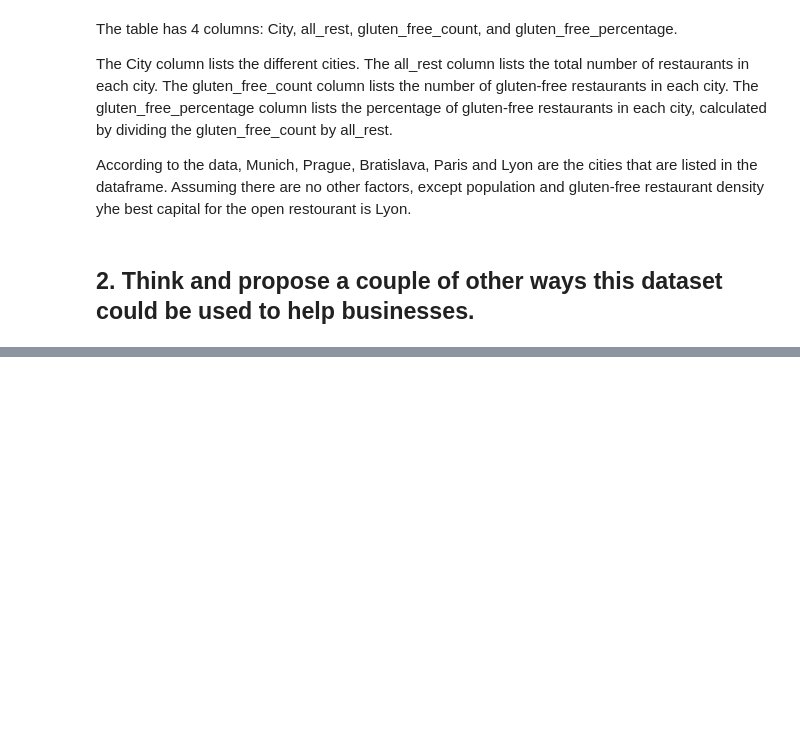
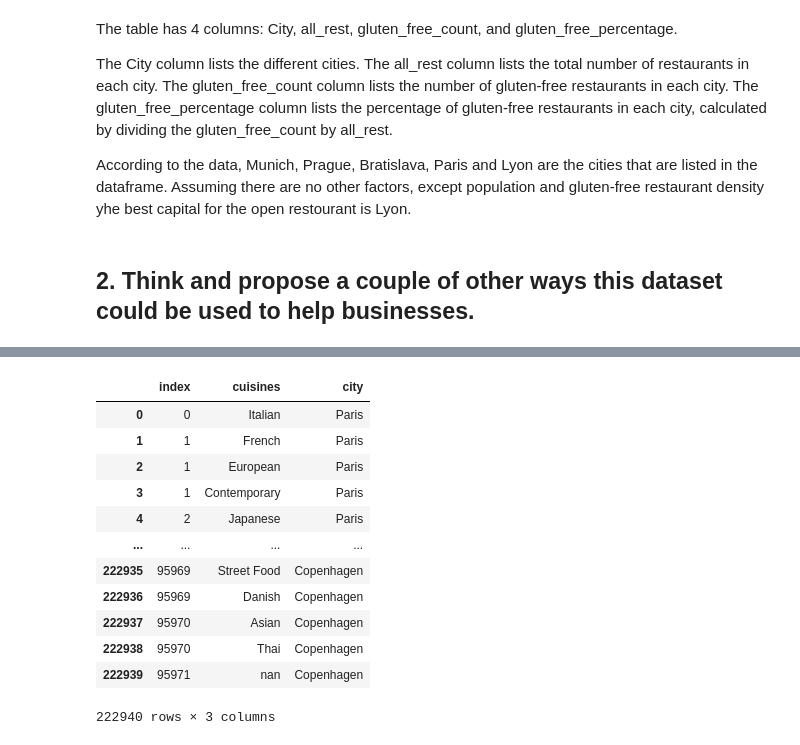
Before and after one commit to yunusemreemik/foodstyle_challenge, a Jupyter notebook: foodstyles_report.ipynb, the cells around one changed output, grey strips where cells are left out. Saved outputs shown, nothing was run; the diff lists cells and outputs as text; code cells hidden in the pictures; blank space fills up the shorter version.

```diff
--- a/foodstyles_report.ipynb
+++ b/foodstyles_report.ipynb
@@ -555,0 +575,27 @@ According to the data, Munich, Prague, Bratislava, Paris and Lyon are the cities
+# %%
+merged_df['cuisines'] = merged_df['cuisines'].astype("str")
+df_cuisines = merged_df['cuisines'].apply(lambda x: pd.Series(x.split(','))).stack().reset_index(level=1, drop=True).to_frame('cuisines')
+# %%
+# Create a new dataframe with one row per cuisine
+df_cuisines = merged_df['cuisines'].str.split(',').apply(pd.Series, 1).stack()
+df_cuisines.index = df_cuisines.index.droplevel(-1)
+df_cuisines.name = 'cuisines'
+df_cuisines = df_cuisines.reset_index()
+# %%
+df_cuisines = pd.merge(df_cuisines, merged_df[['city']].reset_index(),left_on="index",right_on="index")
+# %%
+df_cuisines
+# %% [output]
+|  | index | cuisines | city |
+| 0 | 0 | Italian | Paris |
+| 1 | 1 | French | Paris |
+| 2 | 1 | European | Paris |
+| 3 | 1 | Contemporary | Paris |
+| 4 | 2 | Japanese | Paris |
+| ... | ... | ... | ... |
+| 222935 | 95969 | Street Food | Copenhagen |
+| 222936 | 95969 | Danish | Copenhagen |
+| 222937 | 95970 | Asian | Copenhagen |
+| 222938 | 95970 | Thai | Copenhagen |
+| 222939 | 95971 | nan | Copenhagen |
+222940 rows × 3 columns
```
Also changed, not shown: parts of 12 cells of this notebook, 2 other files.
